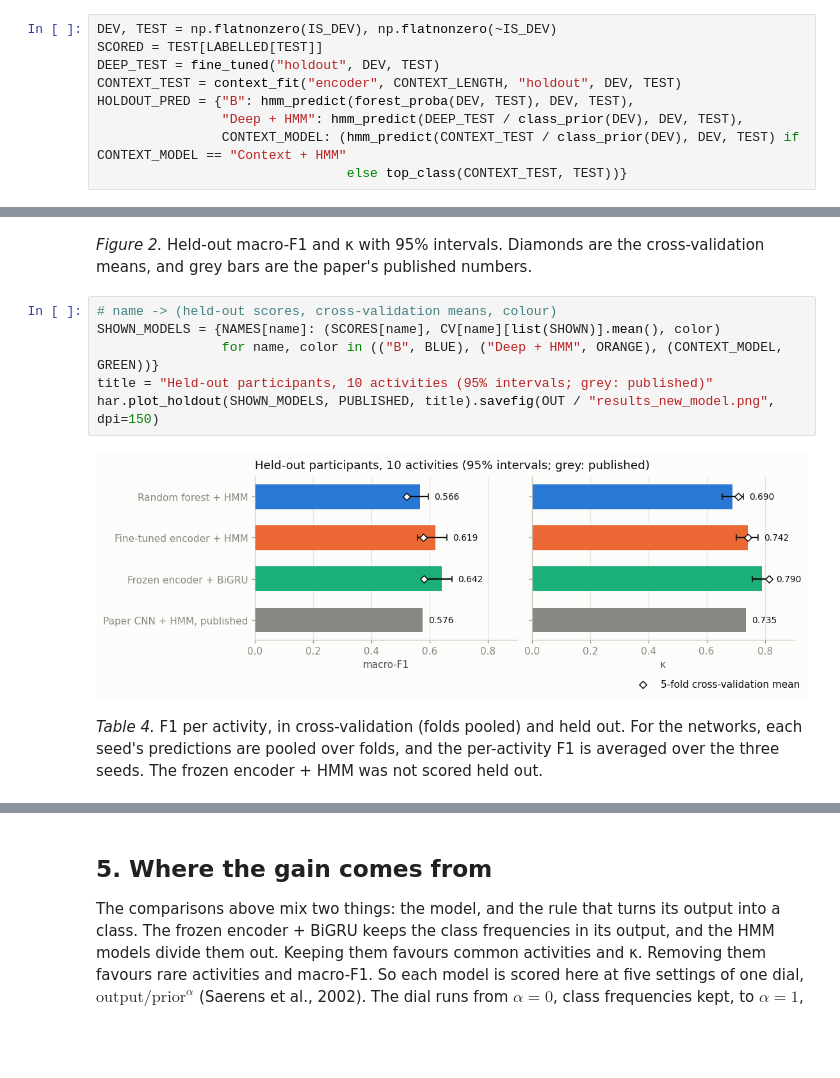
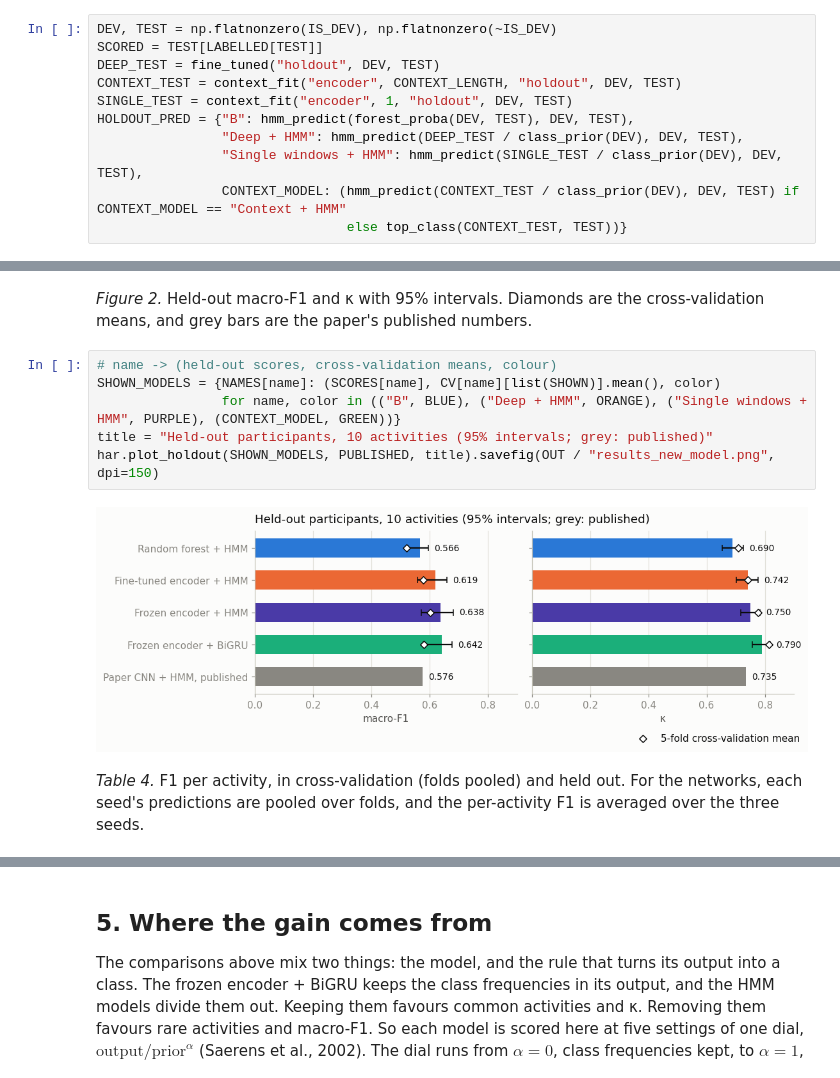
Before and after one commit to Alexr951/Capture-24, a Jupyter notebook: 02_pretrained_encoder_and_context.ipynb, the cells around one changed output, grey strips where cells are left out. Saved outputs shown, nothing was run; the diff lists cells and outputs as text; blank space fills up the shorter version.

Commit message:
Score ActiNet-style baseline on held-out set; correct ActiNet description

```diff
--- a/02_pretrained_encoder_and_context.ipynb
+++ b/02_pretrained_encoder_and_context.ipynb
@@ -370,7 +374,9 @@ DEV, TEST = np.flatnonzero(IS_DEV), np.flatnonzero(~IS_DEV)
 SCORED = TEST[LABELLED[TEST]]
 DEEP_TEST = fine_tuned("holdout", DEV, TEST)
 CONTEXT_TEST = context_fit("encoder", CONTEXT_LENGTH, "holdout", DEV, TEST)
+SINGLE_TEST = context_fit("encoder", 1, "holdout", DEV, TEST)
 HOLDOUT_PRED = {"B": hmm_predict(forest_proba(DEV, TEST), DEV, TEST),
                 "Deep + HMM": hmm_predict(DEEP_TEST / class_prior(DEV), DEV, TEST),
+                "Single windows + HMM": hmm_predict(SINGLE_TEST / class_prior(DEV), DEV, TEST),
                 CONTEXT_MODEL: (hmm_predict(CONTEXT_TEST / class_prior(DEV), DEV, TEST) if CONTEXT_MODEL == "Context + HMM"
                                 else top_class(CONTEXT_TEST, TEST))}
@@ -415,13 +441,13 @@ pd.DataFrame({**{NAMES[model]: {label: cell(s[m]) for m, label in SHOWN.items()}
 # %%
 # name -> (held-out scores, cross-validation means, colour)
 SHOWN_MODELS = {NAMES[name]: (SCORES[name], CV[name][list(SHOWN)].mean(), color)
-                for name, color in (("B", BLUE), ("Deep + HMM", ORANGE), (CONTEXT_MODEL, GREEN))}
+                for name, color in (("B", BLUE), ("Deep + HMM", ORANGE), ("Single windows + HMM", PURPLE), (CONTEXT_MODEL, GREEN))}
 title = "Held-out participants, 10 activities (95% intervals; grey: published)"
 har.plot_holdout(SHOWN_MODELS, PUBLISHED, title).savefig(OUT / "results_new_model.png", dpi=150)
 # %% [output]
-[figure, old version]
+[figure, new version]
 # %% [markdown]
-*Table 4.* F1 per activity, in cross-validation (folds pooled) and held out. For the networks, each seed's predictions are pooled over folds, and the per-activity F1 is averaged over the three seeds. The frozen encoder + HMM was not scored held out.
+*Table 4.* F1 per activity, in cross-validation (folds pooled) and held out. For the networks, each seed's predictions are pooled over folds, and the per-activity F1 is averaged over the three seeds.
 # %%
 def seed_mean_f1(name):
     return np.mean([pooled_f1(preds) for preds in MODELS[name]], axis=0)
```
Also changed, not shown: parts of 13 cells of this notebook, 3 other files.
